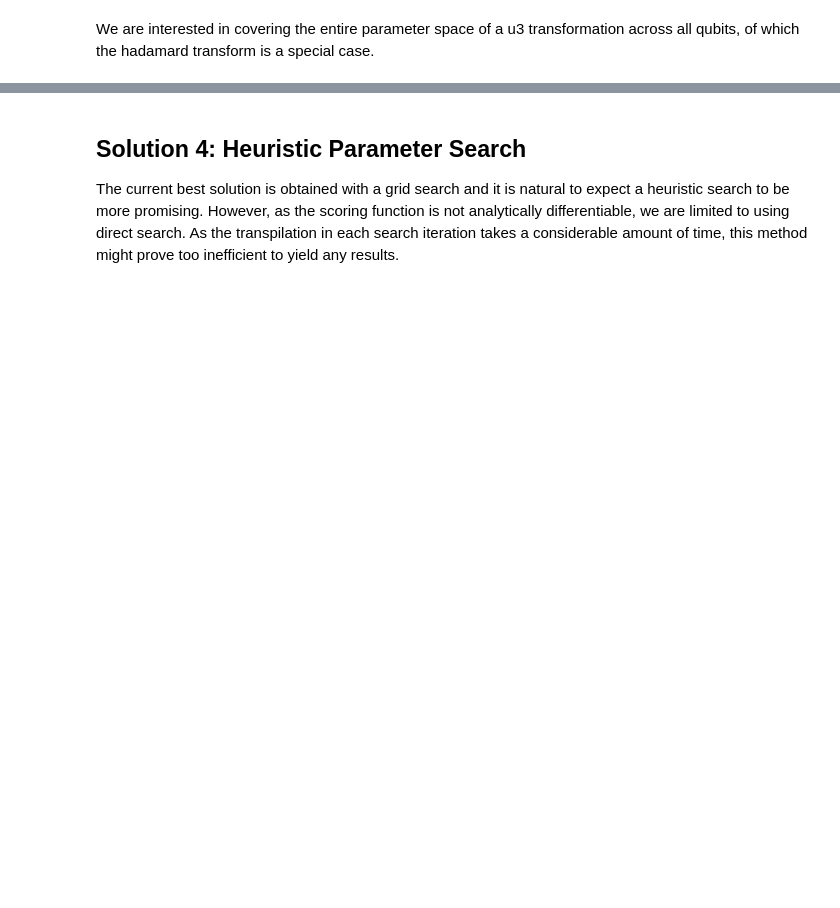
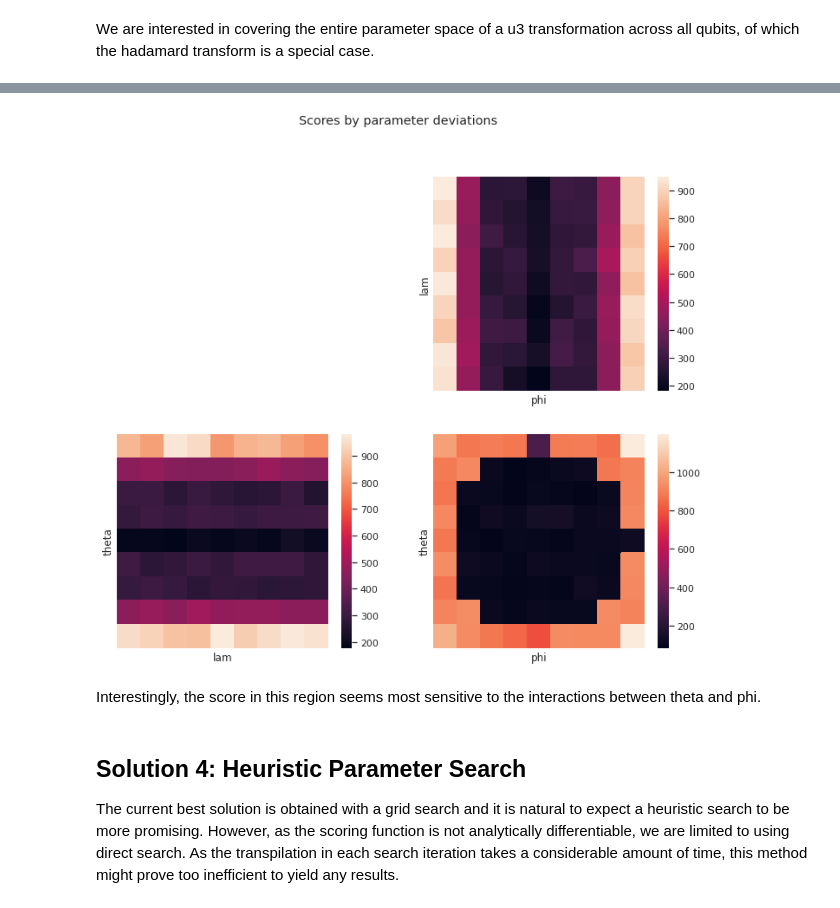
Before and after one commit to mitchellkwong/IBM-quantum-challenge, a Jupyter notebook: Challenge4_CircuitDecomposition.ipynb, the cells around one changed output, grey strips where cells are left out. Drawn from its saved outputs; the diff is of its cells as text; code cells hidden in the pictures; blank space fills up the shorter version.

```diff
--- a/Challenge4_CircuitDecomposition.ipynb
+++ b/Challenge4_CircuitDecomposition.ipynb
@@ -325,3 +379,21 @@ Surprisingly, this method produces significantly lower scores! Nonetheless, furt
+# %%
+fig = plt.figure(figsize=(12, 10))
+fig.suptitle('Scores by parameter deviations')
+
+plt.subplot(2, 2, 2)
+sns.heatmap(runs.pivot_table('score', 'lam', 'phi'), xticklabels=[], yticklabels=[])
+
+plt.subplot(2, 2, 3)
+sns.heatmap(runs.pivot_table('score', 'theta', 'lam'), xticklabels=[], yticklabels=[])
+
+plt.subplot(2, 2, 4)
+sns.heatmap(runs.pivot_table('score', 'theta', 'phi'), xticklabels=[], yticklabels=[])
+
+plt.show()
+# %% [output]
+[figure, added]
+# %% [markdown]
+Interestingly, the score in this region seems most sensitive to the interactions between theta and phi.
 # %% [markdown]
 ## Solution 4: Heuristic Parameter Search
 The current best solution is obtained with a grid search and it is natural to expect a heuristic search to be more promising. However, as the scoring function is not analytically differentiable, we are limited to using direct search. As the transpilation in each search iteration takes a considerable amount of time, this method might prove too inefficient to yield any results.
```
Also changed, not shown: parts of 26 cells of this notebook, 2 other files.
